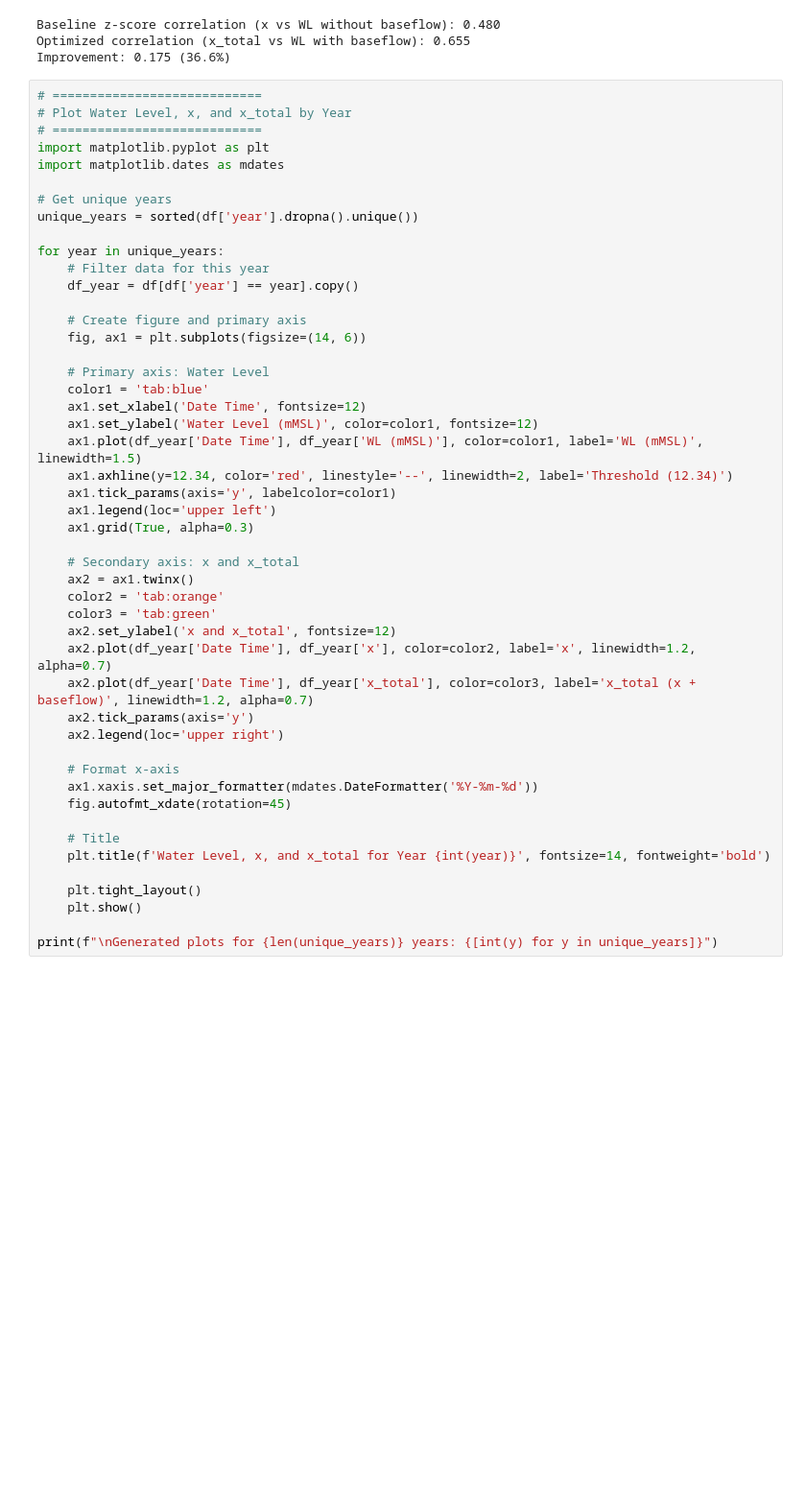
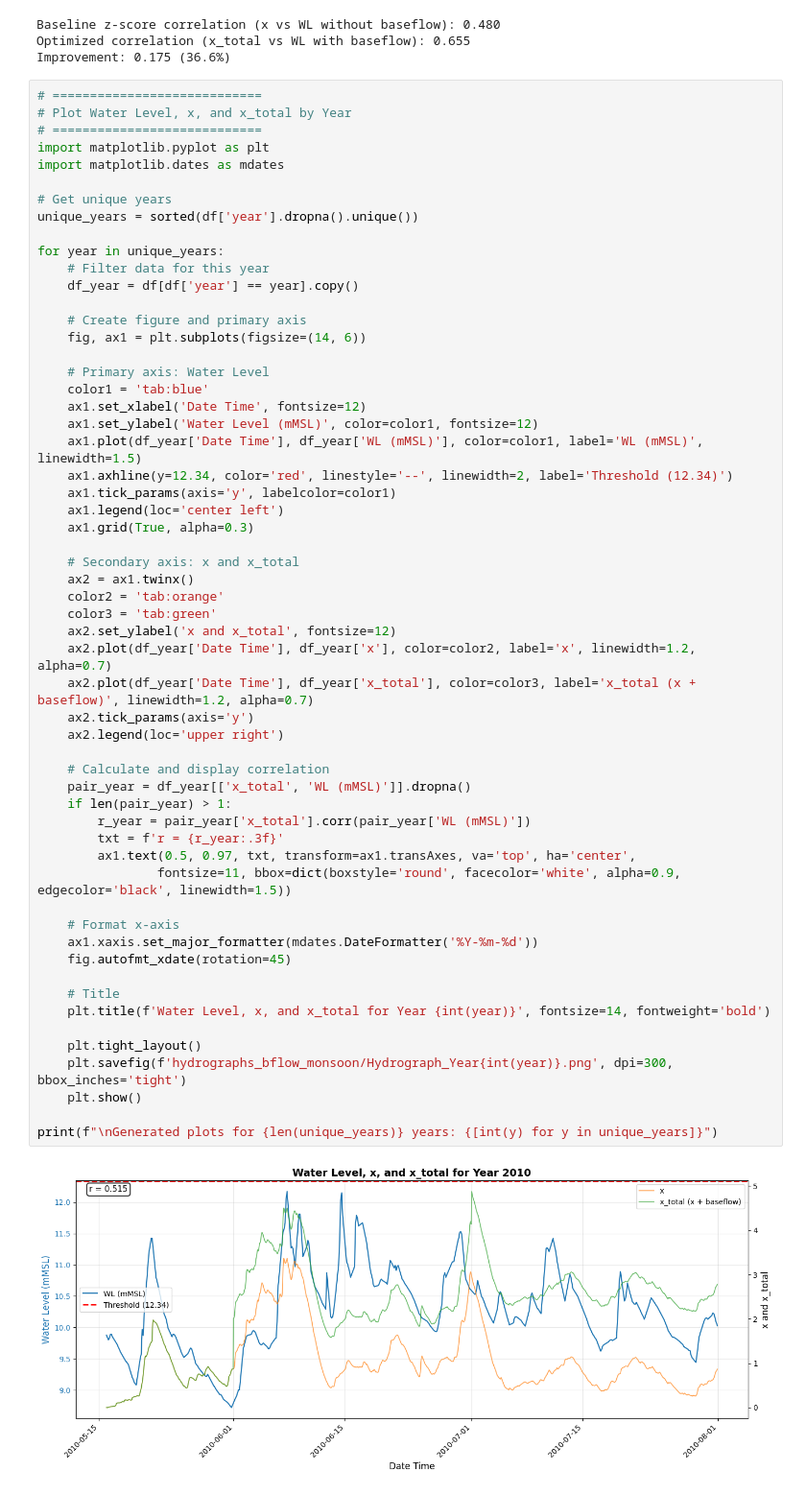
Before and after one commit to FARDINI-DOT/msc-flash-flood-python, a Jupyter notebook: correlating_bflow.ipynb, the cells around one changed output. Shown at 96% size. Drawn from its saved outputs; the diff is of its cells as text; blank space fills up the shorter version.

Commit message:
Add files via upload
monthly constant baseflow (additive constant) computation and optimization for monsoon

```diff
--- a/correlating_bflow.ipynb
+++ b/correlating_bflow.ipynb
@@ -185,31 +188,42 @@ for year in unique_years:
     # Primary axis: Water Level
     color1 = 'tab:blue'
     ax1.set_xlabel('Date Time', fontsize=12)
     ax1.set_ylabel('Water Level (mMSL)', color=color1, fontsize=12)
     ax1.plot(df_year['Date Time'], df_year['WL (mMSL)'], color=color1, label='WL (mMSL)', linewidth=1.5)
     ax1.axhline(y=12.34, color='red', linestyle='--', linewidth=2, label='Threshold (12.34)')
     ax1.tick_params(axis='y', labelcolor=color1)
-    ax1.legend(loc='upper left')
+    ax1.legend(loc='center left')
     ax1.grid(True, alpha=0.3)
 
     # Secondary axis: x and x_total
     ax2 = ax1.twinx()
     color2 = 'tab:orange'
     color3 = 'tab:green'
     ax2.set_ylabel('x and x_total', fontsize=12)
     ax2.plot(df_year['Date Time'], df_year['x'], color=color2, label='x', linewidth=1.2, alpha=0.7)
     ax2.plot(df_year['Date Time'], df_year['x_total'], color=color3, label='x_total (x + baseflow)', linewidth=1.2, alpha=0.7)
     ax2.tick_params(axis='y')
     ax2.legend(loc='upper right')
 
+    # Calculate and display correlation
+    pair_year = df_year[['x_total', 'WL (mMSL)']].dropna()
+    if len(pair_year) > 1:
+        r_year = pair_year['x_total'].corr(pair_year['WL (mMSL)'])
+        txt = f'r = {r_year:.3f}'
+        ax1.text(0.5, 0.97, txt, transform=ax1.transAxes, va='top', ha='center',
+                fontsize=11, bbox=dict(boxstyle='round', facecolor='white', alpha=0.9, edgecolor='black', linewidth=1.5))
+
     # Format x-axis
     ax1.xaxis.set_major_formatter(mdates.DateFormatter('%Y-%m-%d'))
     fig.autofmt_xdate(rotation=45)
 
     # Title
     plt.title(f'Water Level, x, and x_total for Year {int(year)}', fontsize=14, fontweight='bold')
 
     plt.tight_layout()
+    plt.savefig(f'hydrographs_bflow_monsoon/Hydrograph_Year{int(year)}.png', dpi=300, bbox_inches='tight')
     plt.show()
 
 print(f"\nGenerated plots for {len(unique_years)} years: {[int(y) for y in unique_years]}")
+# %% [output]
+[figure, added]
```
Also changed, not shown: parts of 4 cells of this notebook.
